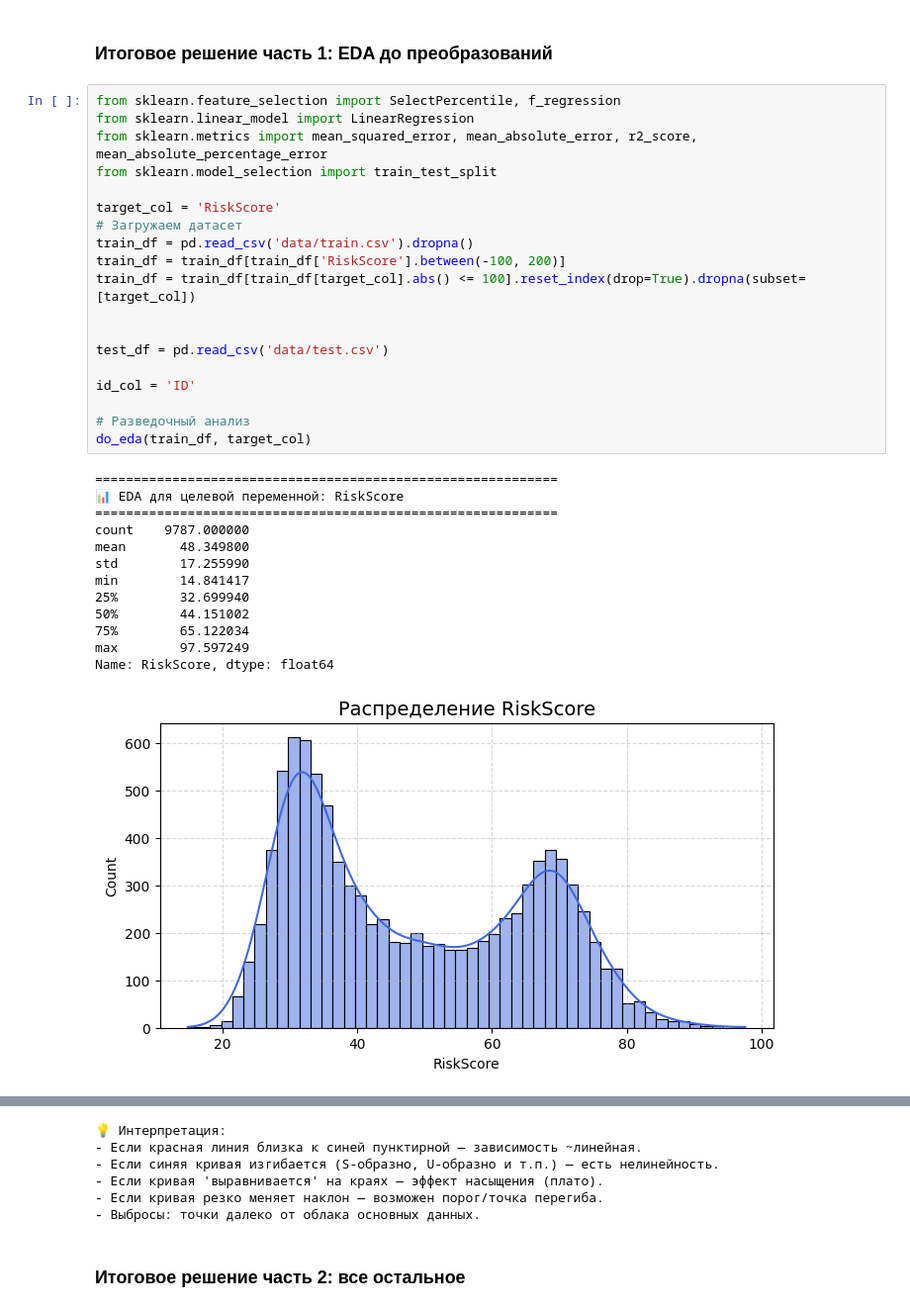
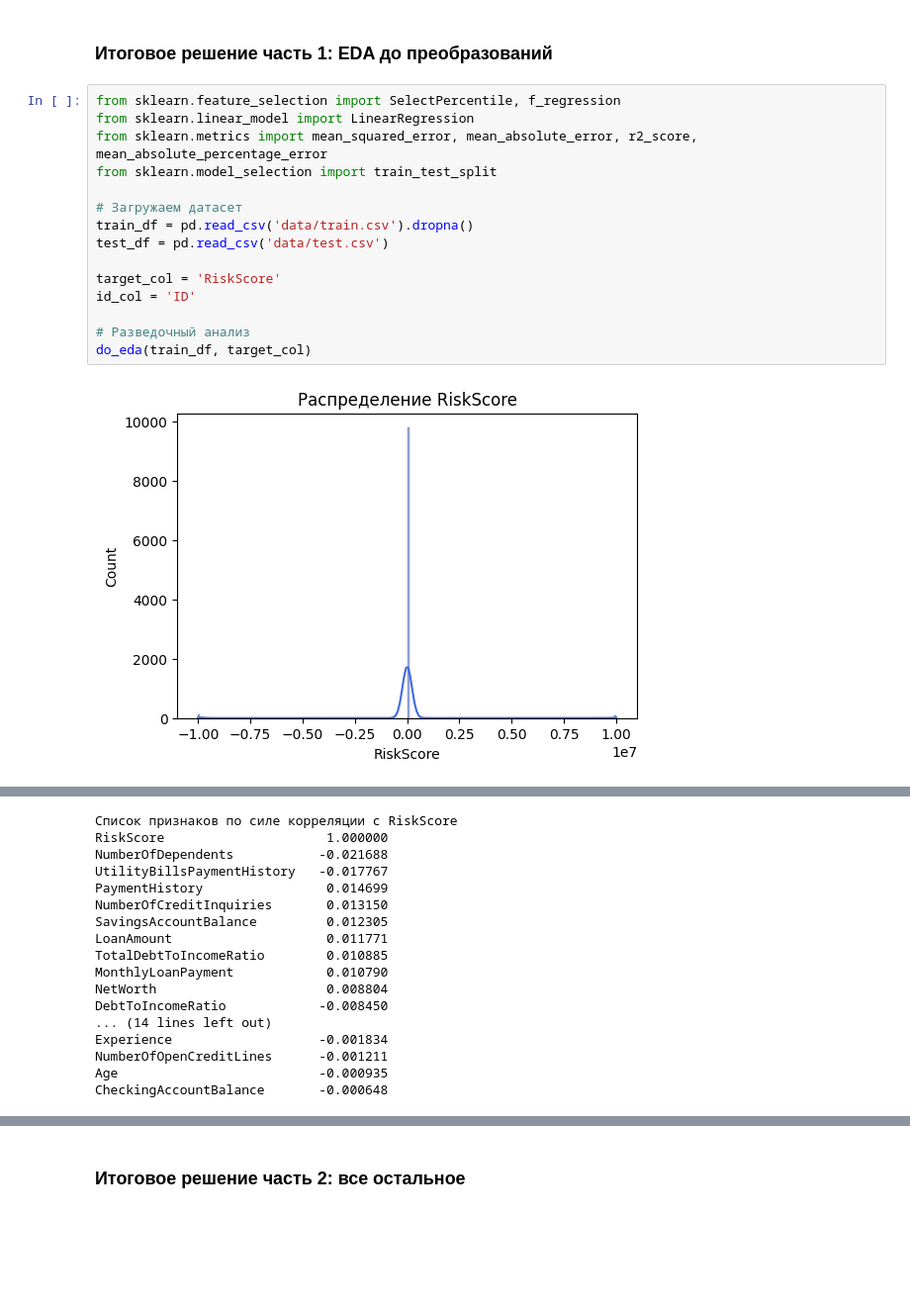
Before and after one commit to Supertos/MAI_ML, a Jupyter notebook: lab1/lab.ipynb, the cells around one changed output, grey strips where cells are left out. Shown at 99% size. Drawn from its saved outputs; the diff is of its cells as text; blank space fills up the shorter version.

```diff
--- a/lab1/lab.ipynb
+++ b/lab1/lab.ipynb
@@ -676,33 +573,17 @@ class MyMetrics:
 # %%
 from sklearn.feature_selection import SelectPercentile, f_regression
 from sklearn.linear_model import LinearRegression
 from sklearn.metrics import mean_squared_error, mean_absolute_error, r2_score, mean_absolute_percentage_error
 from sklearn.model_selection import train_test_split
 
-target_col = 'RiskScore'
 # Загружаем датасет
 train_df = pd.read_csv('data/train.csv').dropna()
-train_df = train_df[train_df['RiskScore'].between(-100, 200)]
-train_df = train_df[train_df[target_col].abs() <= 100].reset_index(drop=True).dropna(subset=[target_col])
-
-
 test_df = pd.read_csv('data/test.csv')
 
+target_col = 'RiskScore'
 id_col = 'ID'
 
 # Разведочный анализ
 do_eda(train_df, target_col)
 # %% [output]
-============================================================
-📊 EDA для целевой переменной: RiskScore
-============================================================
-count    9787.000000
-mean       48.349800
-std        17.255990
-min        14.841417
-25%        32.699940
-50%        44.151002
-75%        65.122034
-max        97.597249
-Name: RiskScore, dtype: float64
-[figure, old version]
+[figure, new version]
@@ -724,0 +591,17 @@ Name: RiskScore, dtype: float64
+Список признаков по силе корреляции с RiskScore
+RiskScore                     1.000000
+NumberOfDependents           -0.021688
+UtilityBillsPaymentHistory   -0.017767
+PaymentHistory                0.014699
+NumberOfCreditInquiries       0.013150
+SavingsAccountBalance         0.012305
+LoanAmount                    0.011771
+TotalDebtToIncomeRatio        0.010885
+MonthlyLoanPayment            0.010790
+NetWorth                      0.008804
+DebtToIncomeRatio            -0.008450
+... (14 lines left out)
+Experience                   -0.001834
+NumberOfOpenCreditLines      -0.001211
+Age                          -0.000935
+CheckingAccountBalance       -0.000648
@@ -726,9 +609,3 @@ Name: RiskScore, dtype: float64
-💡 Интерпретация:
-- Если красная линия близка к синей пунктирной — зависимость ~линейная.
-- Если синяя кривая изгибается (S-образно, U-образно и т.п.) — есть нелинейность.
-- Если кривая 'выравнивается' на краях — эффект насыщения (плато).
-- Если кривая резко меняет наклон — возможен порог/точка перегиба.
-- Выбросы: точки далеко от облака основных данных.
 # %% [markdown]
 ### Итоговое решение часть 2: все остальное
 # %%
```
Also changed, not shown: parts of 6 cells of this notebook.
